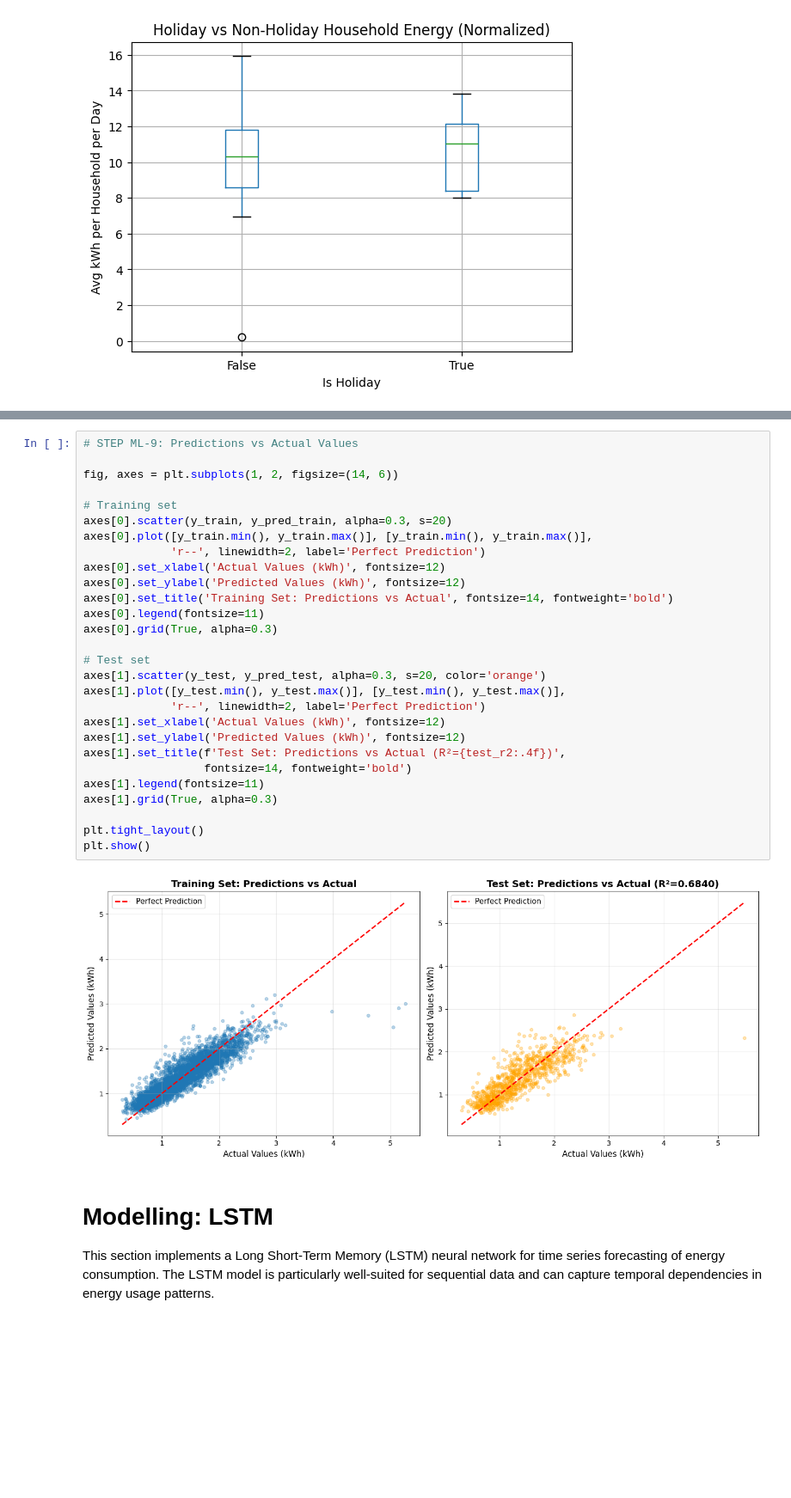
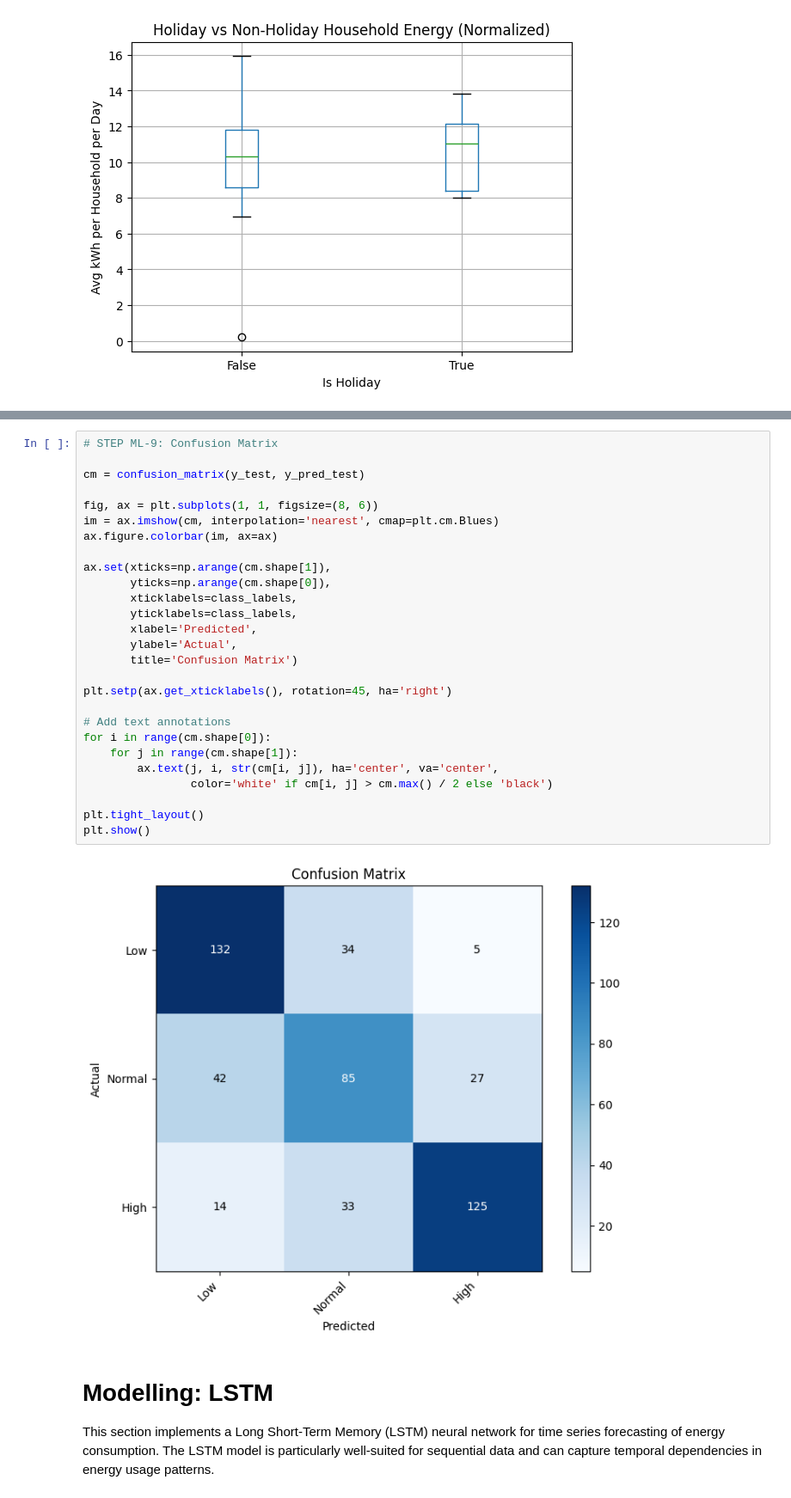
Before and after one commit to MaximeBoulat/TeamProject-530, a Jupyter notebook: Notebooks/Smart_meters_in_London.ipynb, the cells around one changed output, grey strips where cells are left out. Shown at 86% size. Cells and saved outputs as stored; diff of their text form; blank space fills up the shorter version.

```diff
--- a/Notebooks/Smart_meters_in_London.ipynb
+++ b/Notebooks/Smart_meters_in_London.ipynb
@@ -1730,33 +1694,32 @@ plt.show()
-# %%
-# STEP ML-9: Predictions vs Actual Values
-
-fig, axes = plt.subplots(1, 2, figsize=(14, 6))
-
-# Training set
-axes[0].scatter(y_train, y_pred_train, alpha=0.3, s=20)
-axes[0].plot([y_train.min(), y_train.max()], [y_train.min(), y_train.max()],
-             'r--', linewidth=2, label='Perfect Prediction')
-axes[0].set_xlabel('Actual Values (kWh)', fontsize=12)
-axes[0].set_ylabel('Predicted Values (kWh)', fontsize=12)
-axes[0].set_title('Training Set: Predictions vs Actual', fontsize=14, fontweight='bold')
-axes[0].legend(fontsize=11)
-axes[0].grid(True, alpha=0.3)
-
-# Test set
-axes[1].scatter(y_test, y_pred_test, alpha=0.3, s=20, color='orange')
-axes[1].plot([y_test.min(), y_test.max()], [y_test.min(), y_test.max()],
-             'r--', linewidth=2, label='Perfect Prediction')
-axes[1].set_xlabel('Actual Values (kWh)', fontsize=12)
-axes[1].set_ylabel('Predicted Values (kWh)', fontsize=12)
-axes[1].set_title(f'Test Set: Predictions vs Actual (R²={test_r2:.4f})',
-                  fontsize=14, fontweight='bold')
-axes[1].legend(fontsize=11)
-axes[1].grid(True, alpha=0.3)
-
-plt.tight_layout()
-plt.show()
-# %% [output]
-[figure, removed]
+# %%
+# STEP ML-9: Confusion Matrix
+
+cm = confusion_matrix(y_test, y_pred_test)
+
+fig, ax = plt.subplots(1, 1, figsize=(8, 6))
+im = ax.imshow(cm, interpolation='nearest', cmap=plt.cm.Blues)
+ax.figure.colorbar(im, ax=ax)
+
+ax.set(xticks=np.arange(cm.shape[1]),
+       yticks=np.arange(cm.shape[0]),
+       xticklabels=class_labels,
+       yticklabels=class_labels,
+       xlabel='Predicted',
+       ylabel='Actual',
+       title='Confusion Matrix')
+
+plt.setp(ax.get_xticklabels(), rotation=45, ha='right')
+
+# Add text annotations
+for i in range(cm.shape[0]):
+    for j in range(cm.shape[1]):
+        ax.text(j, i, str(cm[i, j]), ha='center', va='center',
+                color='white' if cm[i, j] > cm.max() / 2 else 'black')
+
+plt.tight_layout()
+plt.show()
+# %% [output]
+[figure, added]
 # %% [markdown]
 # Modelling: LSTM
 
```
Also changed, not shown: parts of 22 cells of this notebook, 4 other files.
